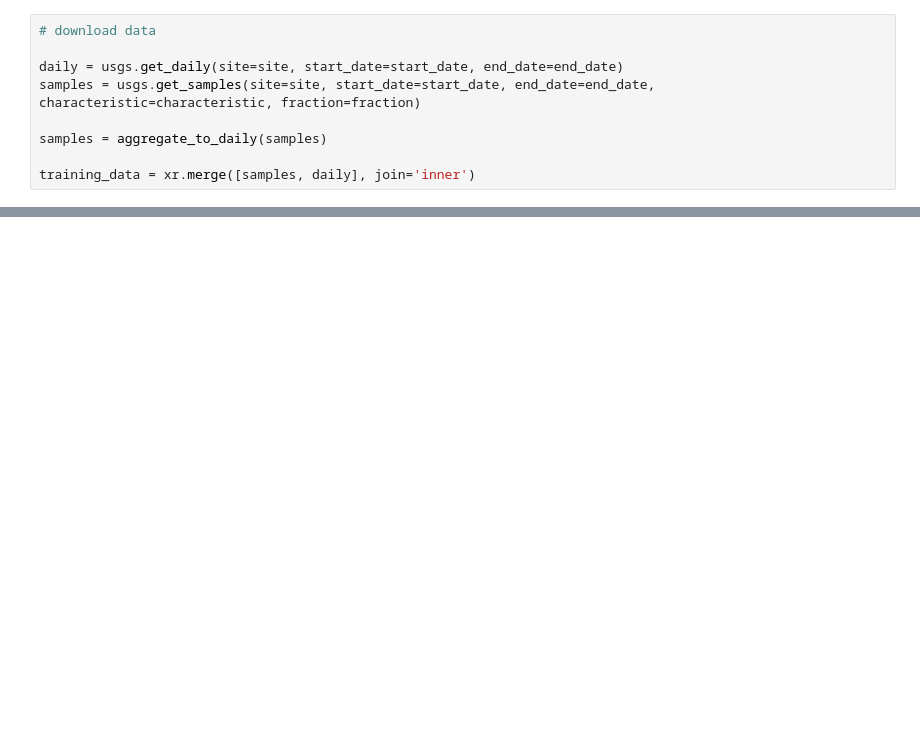
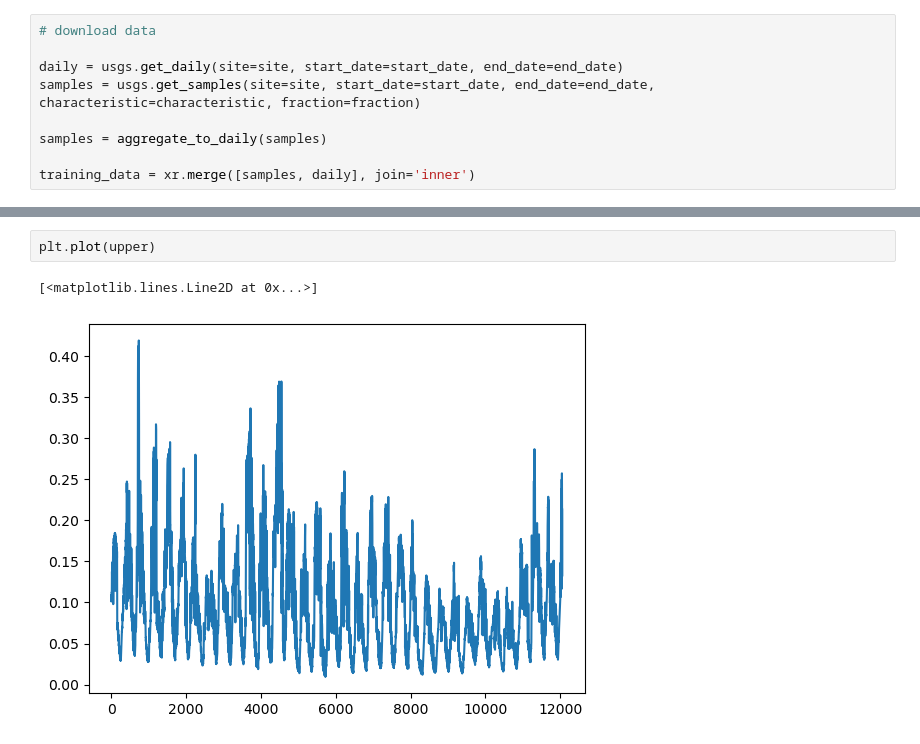
Before and after one commit to thodson-usgs/discontinuum, a Jupyter notebook: notebooks/wrtds-demo.ipynb, the cells around one changed output, grey strips where cells are left out. Saved outputs shown, nothing was run; the diff lists cells and outputs as text; blank space fills up the shorter version.

```diff
--- a/notebooks/wrtds-demo.ipynb
+++ b/notebooks/wrtds-demo.ipynb
@@ -45,0 +98,5 @@ model.plot_concentration(daily[['time','flow']])
+# %%
+plt.plot(upper)
+# %% [output]
+[<matplotlib.lines.Line2D at 0x...>]
+[figure, added]
```
Also changed, not shown: parts of 13 cells of this notebook, 4 other files.
